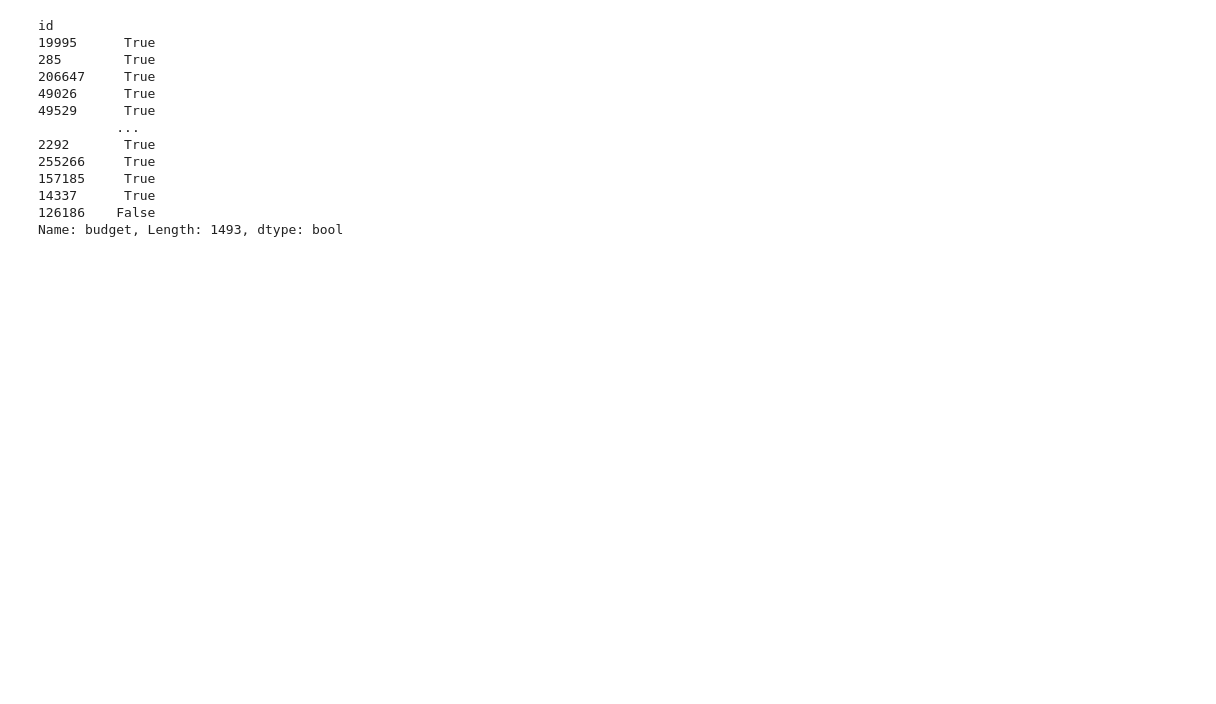
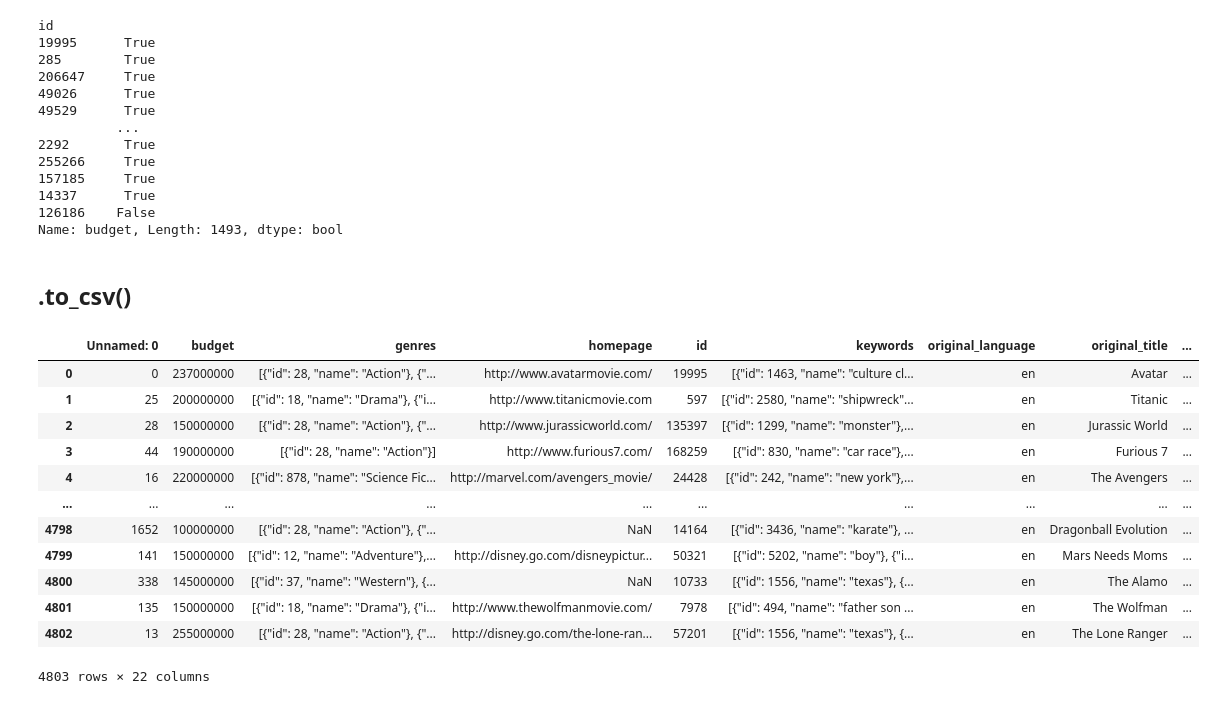
Before and after one commit to Ito-01-20/statistics_practice, a Jupyter notebook: Pandas_practice.ipynb, the cells around one changed output. Drawn from its saved outputs; the diff is of its cells as text; code cells hidden in the pictures; blank space fills up the shorter version.

```diff
--- a/Pandas_practice.ipynb
+++ b/Pandas_practice.ipynb
@@ -390,3 +390,5 @@ id
 14337      True
 126186    False
 Name: budget, Length: 1493, dtype: bool
+# %% [markdown]
+## .to_csv()
@@ -392,0 +403,18 @@ Name: budget, Length: 1493, dtype: bool
+# %%
+updated_df = pd.read_csv('dataset/tmdb_5000_movies_profit_sorted.csv')
+# %%
+updated_df
+# %% [output]
+|  | Unnamed: 0 | budget | genres | homepage | id | keywords | original_language | original_title | ... |
+| 0 | 0 | 237000000 | [{"id": 28, "name": "Action"}, {"... | http://www.avatarmovie.com/ | 19995 | [{"id": 1463, "name": "culture cl... | en | Avatar | ... |
+| 1 | 25 | 200000000 | [{"id": 18, "name": "Drama"}, {"i... | http://www.titanicmovie.com | 597 | [{"id": 2580, "name": "shipwreck"... | en | Titanic | ... |
+| 2 | 28 | 150000000 | [{"id": 28, "name": "Action"}, {"... | http://www.jurassicworld.com/ | 135397 | [{"id": 1299, "name": "monster"},... | en | Jurassic World | ... |
+| 3 | 44 | 190000000 | [{"id": 28, "name": "Action"}] | http://www.furious7.com/ | 168259 | [{"id": 830, "name": "car race"},... | en | Furious 7 | ... |
+| 4 | 16 | 220000000 | [{"id": 878, "name": "Science Fic... | http://marvel.com/avengers_movie/ | 24428 | [{"id": 242, "name": "new york"},... | en | The Avengers | ... |
+| ... | ... | ... | ... | ... | ... | ... | ... | ... | ... |
+| 4798 | 1652 | 100000000 | [{"id": 28, "name": "Action"}, {"... | NaN | 14164 | [{"id": 3436, "name": "karate"}, ... | en | Dragonball Evolution | ... |
+| 4799 | 141 | 150000000 | [{"id": 12, "name": "Adventure"},... | http://disney.go.com/disneypictur... | 50321 | [{"id": 5202, "name": "boy"}, {"i... | en | Mars Needs Moms | ... |
+| 4800 | 338 | 145000000 | [{"id": 37, "name": "Western"}, {... | NaN | 10733 | [{"id": 1556, "name": "texas"}, {... | en | The Alamo | ... |
+| 4801 | 135 | 150000000 | [{"id": 18, "name": "Drama"}, {"i... | http://www.thewolfmanmovie.com/ | 7978 | [{"id": 494, "name": "father son ... | en | The Wolfman | ... |
+| 4802 | 13 | 255000000 | [{"id": 28, "name": "Action"}, {"... | http://disney.go.com/the-lone-ran... | 57201 | [{"id": 1556, "name": "texas"}, {... | en | The Lone Ranger | ... |
+4803 rows × 22 columns
```
Also changed, not shown: parts of 2 cells of this notebook, 1 other file.
